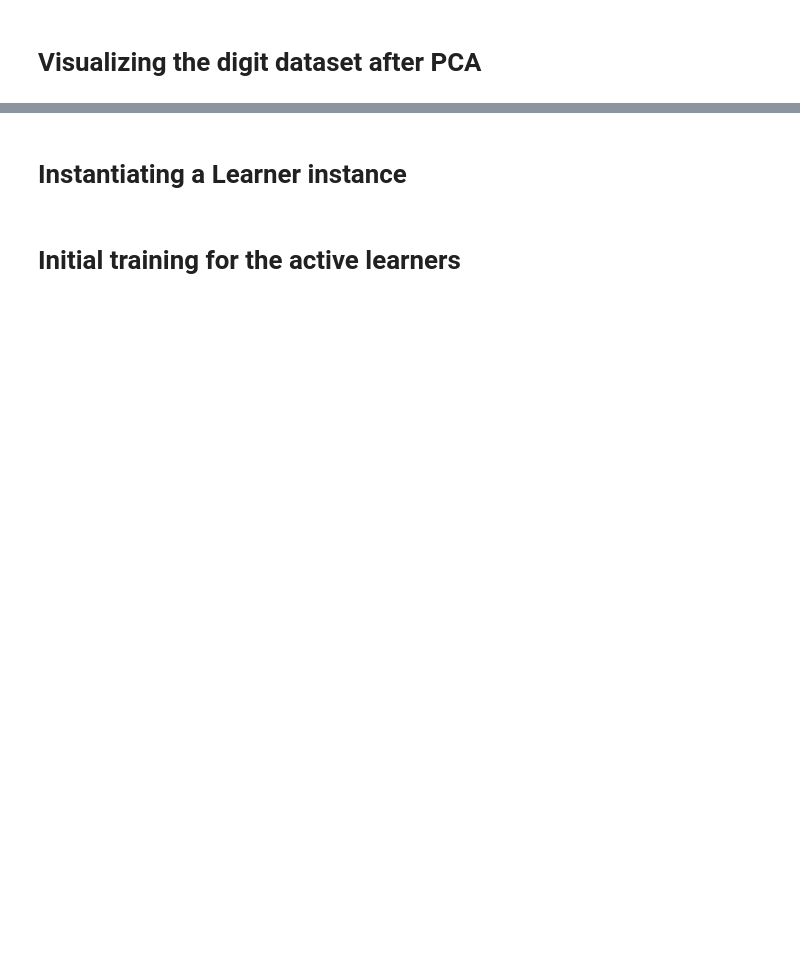
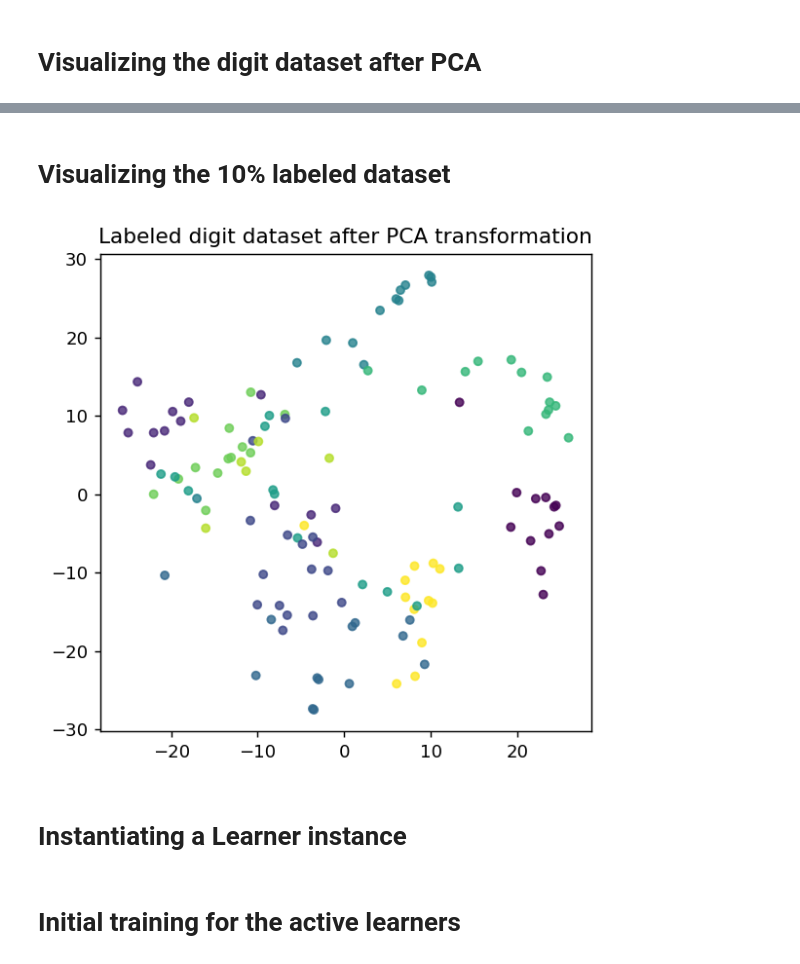
Before and after one commit to punanand/Active-Learning-Framework, a Jupyter notebook: PoolBased_UncertaintySampling .ipynb, the cells around one changed output, grey strips where cells are left out. Saved outputs shown, nothing was run; the diff lists cells and outputs as text; code cells hidden in the pictures; blank space fills up the shorter version.

```diff
--- a/PoolBased_UncertaintySampling .ipynb
+++ b/PoolBased_UncertaintySampling .ipynb
@@ -48,3 +50,14 @@ plt.show()
+# %% [markdown]
+# Visualizing the 10% labeled dataset
+# %%
+decomposed_label = pca.fit_transform(X = orac_lc.labeled_X)
+x_comp, y_comp = decomposed_label[:, 0], decomposed_label[:, 1]
+plt.figure(figsize=(5, 5), dpi=130)
+plt.scatter(x = x_comp, y = y_comp, c = orac_lc.labeled_Y, cmap = 'viridis', s = 20, alpha = 8/10)
+plt.title('Labeled digit dataset after PCA transformation')
+plt.show()
+# %% [output]
+[figure, added]
 # %% [markdown]
 # Instantiating a Learner instance
 # %%
```
Also changed, not shown: parts of 10 cells of this notebook, 7 other files.
